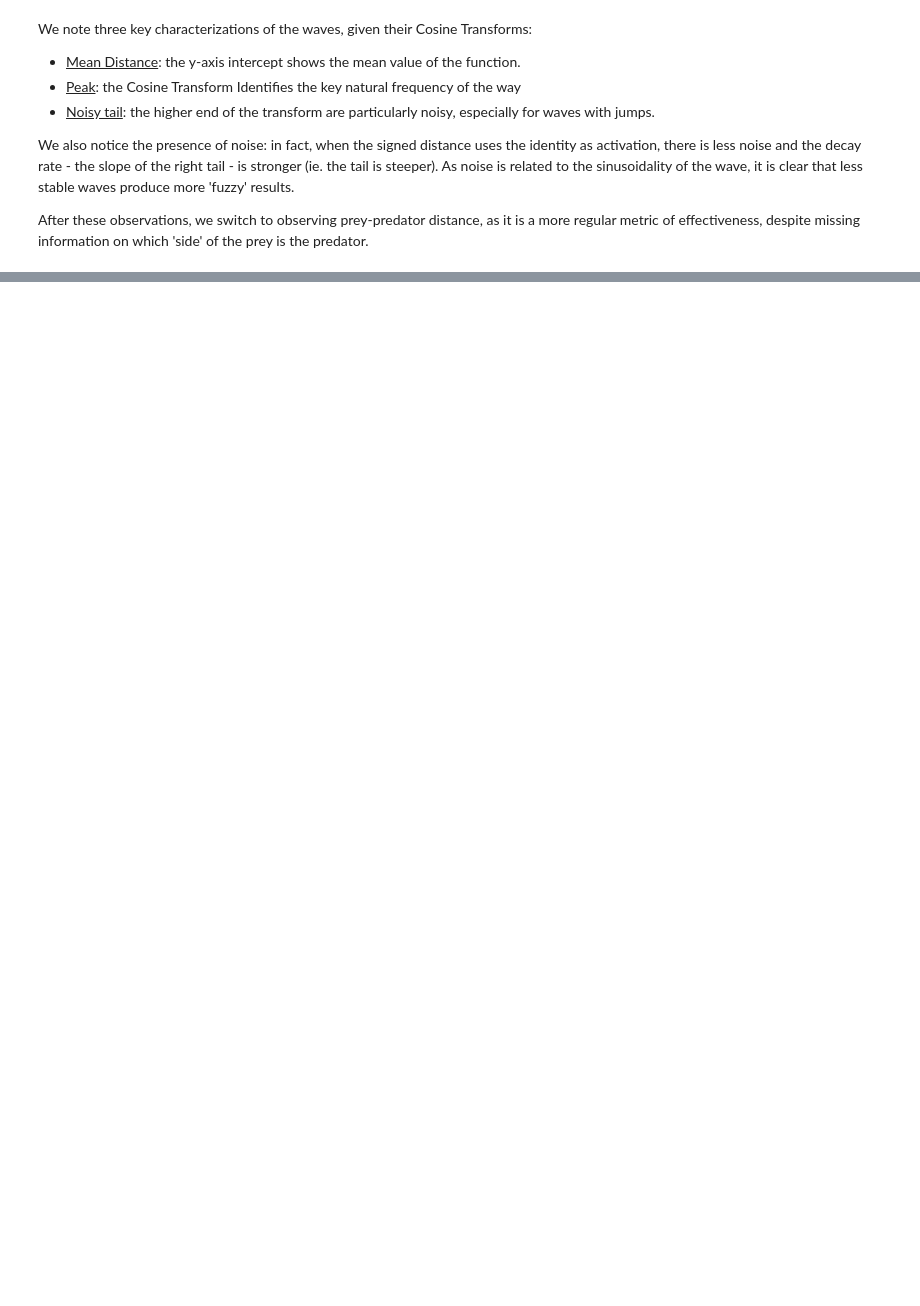
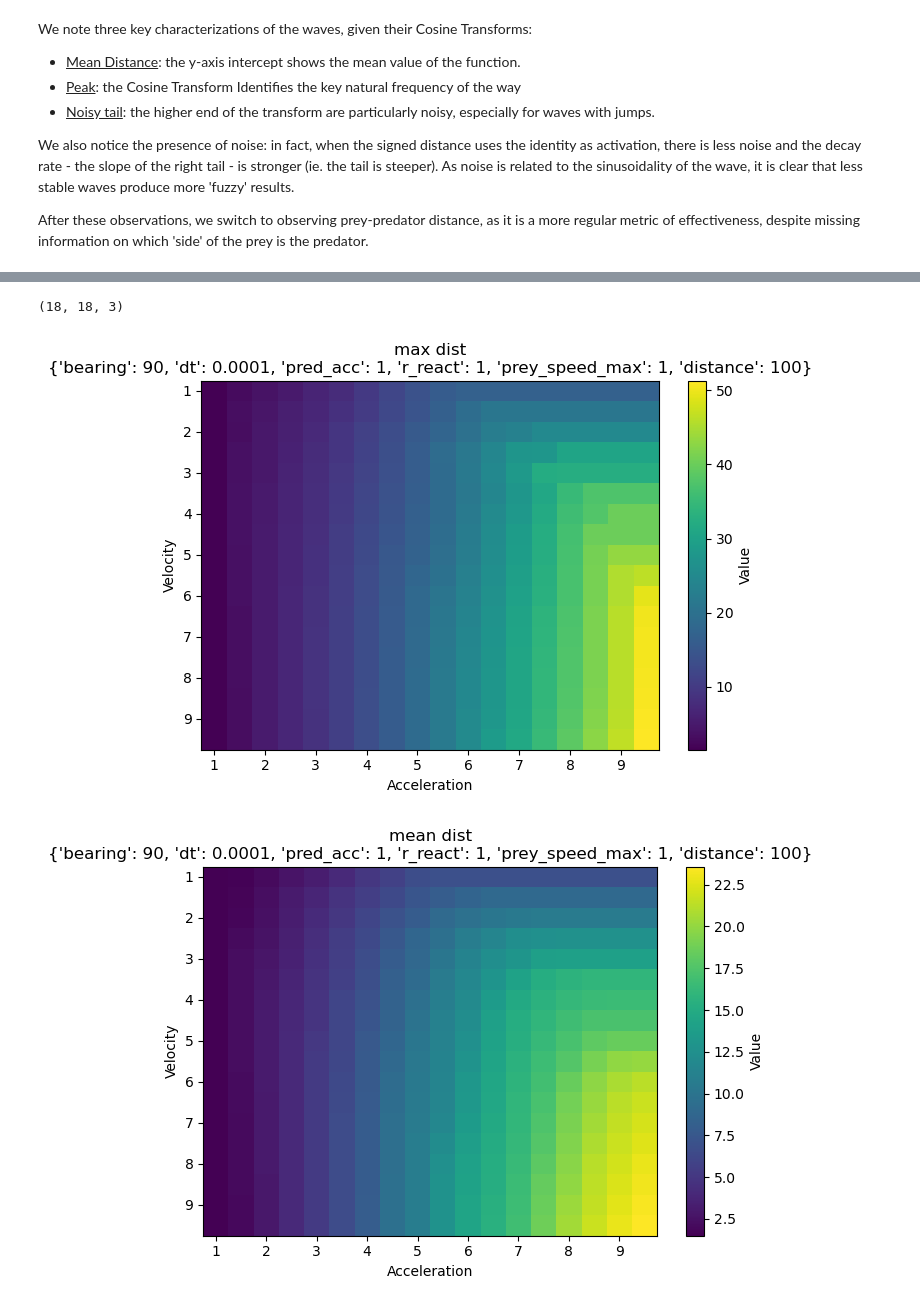
Before and after one commit to quercia-dev/pursuit-curves, a Jupyter notebook: 00_Deterministic.ipynb, the cells around one changed output, grey strips where cells are left out. Cells and saved outputs as stored; diff of their text form; code cells hidden in the pictures; blank space fills up the shorter version.

Commit message:
add: optimized grid sampling

```diff
--- a/00_Deterministic.ipynb
+++ b/00_Deterministic.ipynb
@@ -149,12 +161,12 @@ def step(state, t, dt, pred_speed_max, prey_speed_max):
     state[t, :, 1, :] = state[t-1, :, 1, :] + state[t-1, :, 2, :] * dt
 
     # Limit predator speed
-    pred_speed = np.linalg.norm(state[t, 0, 1, :])
+    pred_speed = norm(state[t, 0, 1, :])
     if pred_speed > pred_speed_max:
         state[t, 0, 1, :] = state[t, 0, 1, :] / pred_speed * pred_speed_max
 
     # Limit prey speed
-    prey_speed = np.linalg.norm(state[t, 1, 1, :])
+    prey_speed = norm(state[t, 1, 1, :])
     if prey_speed > prey_speed_max:
         state[t, 1, 1, :] = state[t, 1, 1, :] / prey_speed * prey_speed_max
 
@@ -488,0 +537,59 @@ for params, state in recordings:
+# %%
+v_range=np.arange(1, 10, 0.5, dtype=np.float64)
+a_range=np.arange(1, 10, 0.5, dtype=np.float64)
+
+parameters = {}
+parameters['bearing'] = 90
+parameters['dt'] = 0.0001
+parameters['pred_acc'] = 1
+parameters['r_react'] = 1
+parameters['prey_speed_max'] = 1
+parameters['distance'] = 100
+
+result_grid = simulate_grid_parallel(
+                bearing=parameters['bearing'],
+                dt=parameters['dt'],
+                pred_acc=parameters['pred_acc'],
+                prey_speed_max=parameters['prey_speed_max'],
+                r_react=parameters['r_react'],
+                v_range=v_range,
+                a_range=a_range,
+                distance=parameters['distance']
+            )
+
+print(result_grid.shape)
+# %% [output]
+(18, 18, 3)
+# %%
+def plot_3d_array_slices(data: np.ndarray, params: dict, titles:list, xtitle:str, ytitle:str, x=None, y=None):
+    """
+    Plot slices of a (N, M, L) array as NxM images for each L, using params as title components.
+    """
+    if x is None:
+        x = np.arange(data.shape[0])
+    if y is None:
+        y = np.arange(data.shape[1])
+
+    X, Y = np.meshgrid(y, x)  # Note: meshgrid expects y then x for imshow-style layout
+
+    n_slices = data.shape[2]
+    for i in range(n_slices):
+        plt.figure()
+        plt.pcolormesh(Y, X, data[:, :, i], shading='auto', cmap='viridis')
+        plt.colorbar(label='Value')
+        plt.title(f'{titles[i]}\n{params}')
+        plt.xlabel(ytitle)
+        plt.ylabel(xtitle)
+        plt.gca().invert_yaxis()  # optional, to match image orientation
+        plt.tight_layout()
+        plt.show()
+
+plot_3d_array_slices(result_grid, parameters,
+                     titles=['max dist', 'mean dist', 'std dist'],
+                     xtitle='Velocity',
+                     x=v_range,
+                     ytitle='Acceleration',
+                     y=a_range)
+# %% [output]
+[figure, added]
+[figure, added]
```
Also changed, not shown: parts of 12 cells of this notebook.
